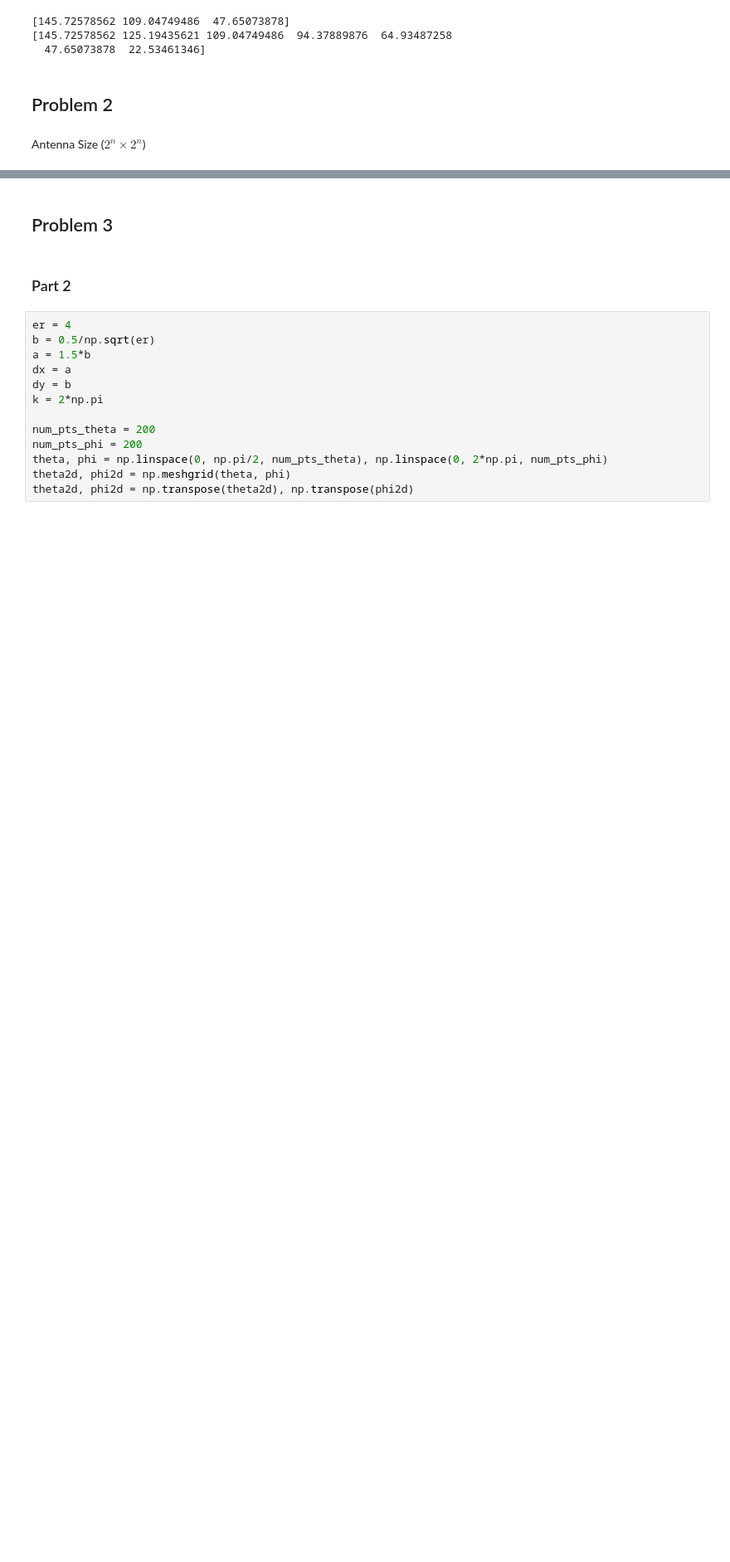
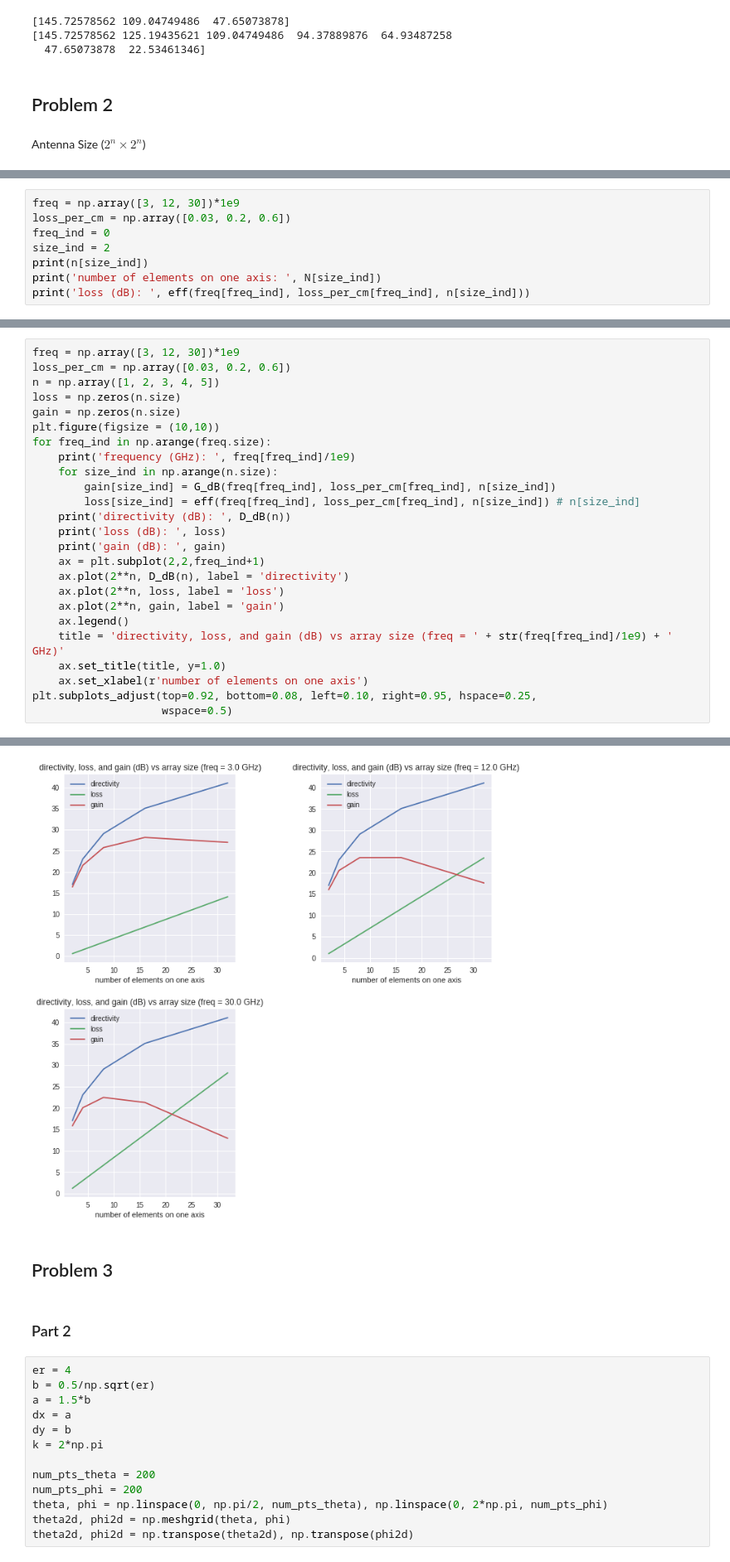
Before and after one commit to Zhaoxin-Hu/ECE222A, a Jupyter notebook: Homework_5.ipynb, the cells around one changed output, grey strips where cells are left out. Shown at 83% size. Saved outputs shown, nothing was run; the diff lists cells and outputs as text; blank space fills up the shorter version.

```diff
--- a/Homework_5.ipynb
+++ b/Homework_5.ipynb
@@ -296,0 +298,8 @@ D (dB):  [17.01269855 23.03329847 29.05389838 35.07449829 41.09509821]
+# %%
+freq = np.array([3, 12, 30])*1e9
+loss_per_cm = np.array([0.03, 0.2, 0.6])
+freq_ind = 0
+size_ind = 2
+print(n[size_ind])
+print('number of elements on one axis: ', N[size_ind])
+print('loss (dB): ', eff(freq[freq_ind], loss_per_cm[freq_ind], n[size_ind]))
@@ -296,0 +312,26 @@ D (dB):  [17.01269855 23.03329847 29.05389838 35.07449829 41.09509821]
+# %%
+freq = np.array([3, 12, 30])*1e9
+loss_per_cm = np.array([0.03, 0.2, 0.6])
+n = np.array([1, 2, 3, 4, 5])
+loss = np.zeros(n.size)
+gain = np.zeros(n.size)
+plt.figure(figsize = (10,10))
+for freq_ind in np.arange(freq.size):
+    print('frequency (GHz): ', freq[freq_ind]/1e9)
+    for size_ind in np.arange(n.size):
+        gain[size_ind] = G_dB(freq[freq_ind], loss_per_cm[freq_ind], n[size_ind])
+        loss[size_ind] = eff(freq[freq_ind], loss_per_cm[freq_ind], n[size_ind]) # n[size_ind]
+    print('directivity (dB): ', D_dB(n))
+    print('loss (dB): ', loss)
+    print('gain (dB): ', gain)
+    ax = plt.subplot(2,2,freq_ind+1)
+    ax.plot(2**n, D_dB(n), label = 'directivity')
+    ax.plot(2**n, loss, label = 'loss')
+    ax.plot(2**n, gain, label = 'gain')
+    ax.legend()
+    title = 'directivity, loss, and gain (dB) vs array size (freq = ' + str(freq[freq_ind]/1e9) + ' GHz)'
+    ax.set_title(title, y=1.0)
+    ax.set_xlabel(r'number of elements on one axis')
+plt.subplots_adjust(top=0.92, bottom=0.08, left=0.10, right=0.95, hspace=0.25,
+                    wspace=0.5)
+# %% [output]
@@ -297,3 +350,4 @@ D (dB):  [17.01269855 23.03329847 29.05389838 35.07449829 41.09509821]
+[figure, added]
 # %% [markdown]
 ## Problem 3
 # %% [markdown]
```
Also changed, not shown: parts of 3 cells of this notebook.
